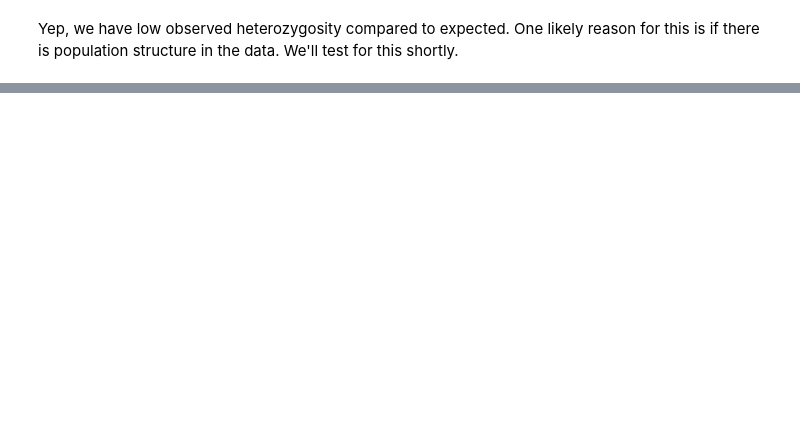
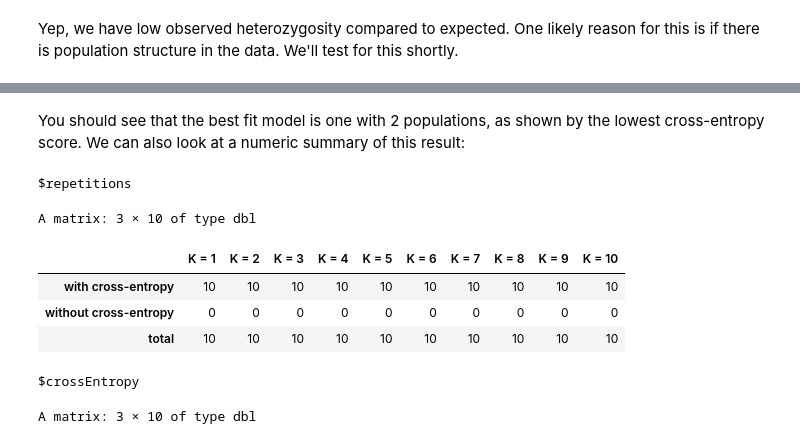
Before and after one commit to wyoibc/RADseq_cloud_learn, a Jupyter notebook: popstructR.ipynb, the cells around one changed output, grey strips where cells are left out. Cells and saved outputs as stored; diff of their text form; code cells hidden in the pictures; blank space fills up the shorter version.

```diff
--- a/popstructR.ipynb
+++ b/popstructR.ipynb
@@ -90,0 +239,14 @@ Yep, we have low observed heterozygosity compared to expected. One likely reason
+# %% [markdown]
+You should see that the best fit model is one with 2 populations, as shown by the lowest cross-entropy score. We can also look at a numeric summary of this result:
+# %%
+outstats <- summary(obj.at)
+outstats
+# %% [output]
+$repetitions
+A matrix: 3 × 10 of type dbl
+|  | K = 1 | K = 2 | K = 3 | K = 4 | K = 5 | K = 6 | K = 7 | K = 8 | K = 9 | K = 10 |
+| with cross-entropy | 10 | 10 | 10 | 10 | 10 | 10 | 10 | 10 | 10 | 10 |
+| without cross-entropy | 0 | 0 | 0 | 0 | 0 | 0 | 0 | 0 | 0 | 0 |
+| total | 10 | 10 | 10 | 10 | 10 | 10 | 10 | 10 | 10 | 10 |
+$crossEntropy
+A matrix: 3 × 10 of type dbl
```
Also changed, not shown: parts of 24 cells of this notebook, 3 other files.
